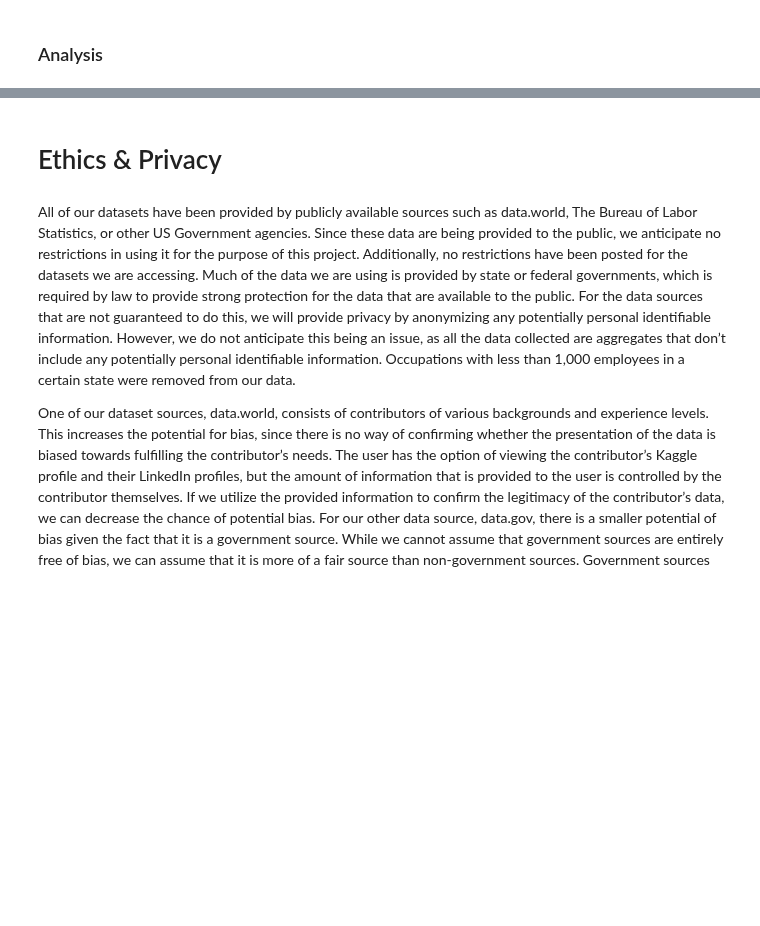
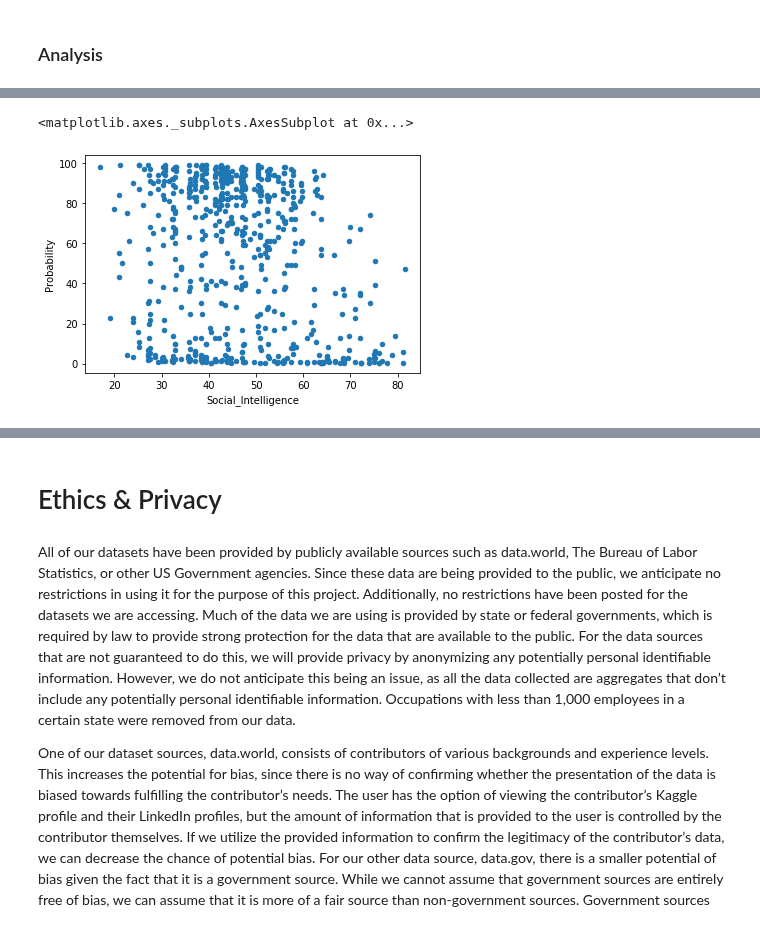
Before and after one commit to COGS108/group11_sp20, a Jupyter notebook: FinalProject_group11.ipynb, the cells around one changed output, grey strips where cells are left out. Saved outputs shown, nothing was run; the diff lists cells and outputs as text; code cells hidden in the pictures; blank space fills up the shorter version.

```diff
--- a/FinalProject_group11.ipynb
+++ b/FinalProject_group11.ipynb
@@ -851,3 +953,9 @@ print(res.summary())
+# %%
+#Social Intelligence boxplot
+df_prob_h.plot.scatter('Social_Intelligence', 'Probability')
+# %% [output]
+<matplotlib.axes._subplots.AxesSubplot at 0x...>
+[figure, added]
 # %%
 #Perception and Manipulation Box Plot
 
```
Also changed, not shown: parts of 20 cells of this notebook.
